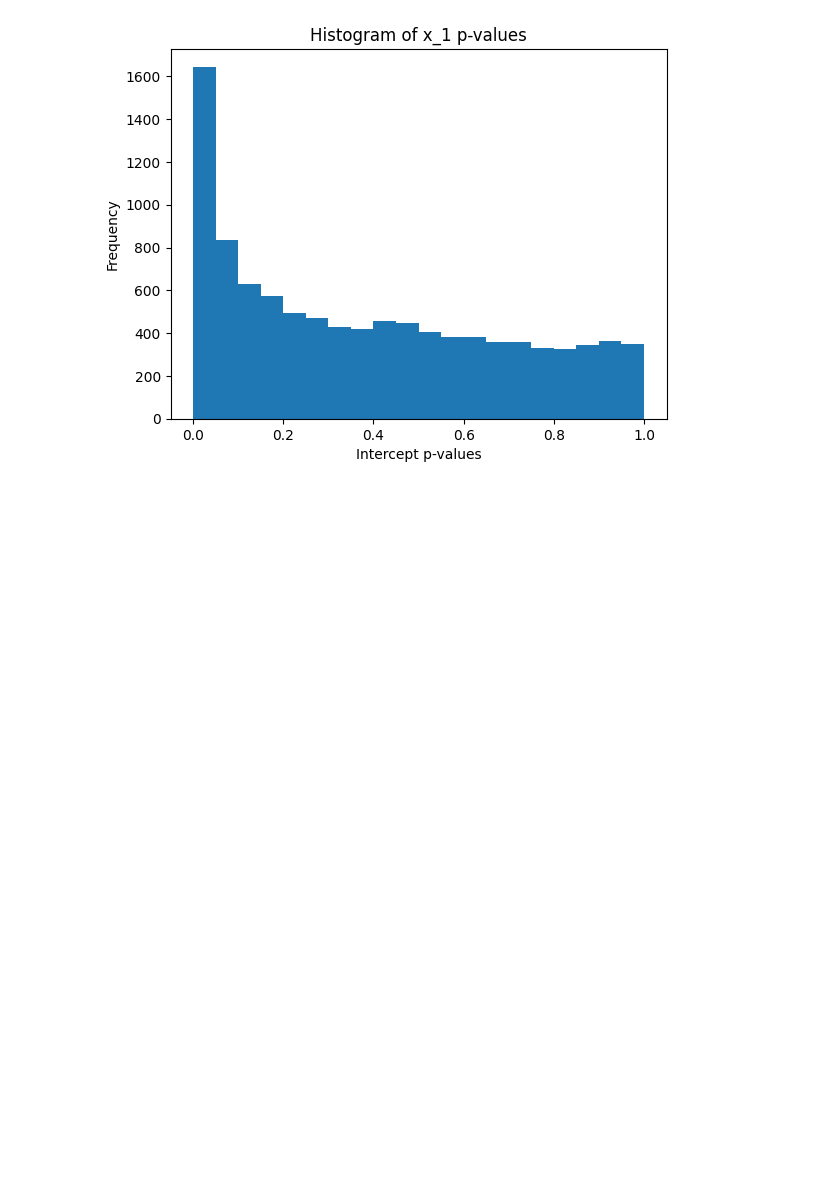
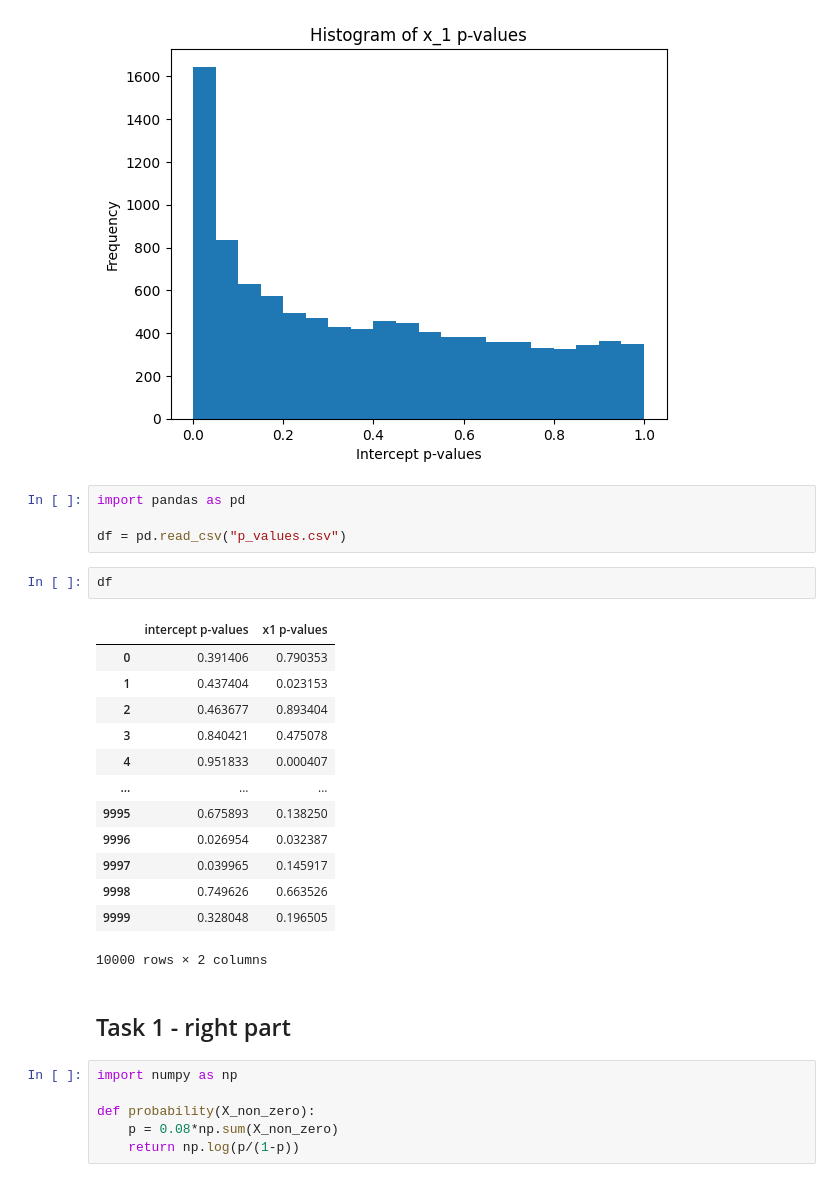
Before and after one commit to TheChickenAgent/ComputationalStatisticsKEN4258-ASG2, a Jupyter notebook: temp.ipynb, the cells around one changed output. Cells and saved outputs as stored; diff of their text form; blank space fills up the shorter version.

```diff
--- a/temp.ipynb
+++ b/temp.ipynb
@@ -268,3 +268,31 @@ plt.title('Histogram of x_1 p-values')
 plt.show()
 # %% [output]
 [figure]
+# %%
+import pandas as pd
+
+df = pd.read_csv("p_values.csv")
+# %%
+df
+# %% [output]
+|  | intercept p-values | x1 p-values |
+| 0 | 0.391406 | 0.790353 |
+| 1 | 0.437404 | 0.023153 |
+| 2 | 0.463677 | 0.893404 |
+| 3 | 0.840421 | 0.475078 |
+| 4 | 0.951833 | 0.000407 |
+| ... | ... | ... |
+| 9995 | 0.675893 | 0.138250 |
+| 9996 | 0.026954 | 0.032387 |
+| 9997 | 0.039965 | 0.145917 |
+| 9998 | 0.749626 | 0.663526 |
+| 9999 | 0.328048 | 0.196505 |
+10000 rows × 2 columns
+# %% [markdown]
+## Task 1 - right part
+# %%
+import numpy as np
+
+def probability(X_non_zero):
+    p = 0.08*np.sum(X_non_zero)
+    return np.log(p/(1-p))
```
Also changed, not shown: parts of 8 cells of this notebook.
